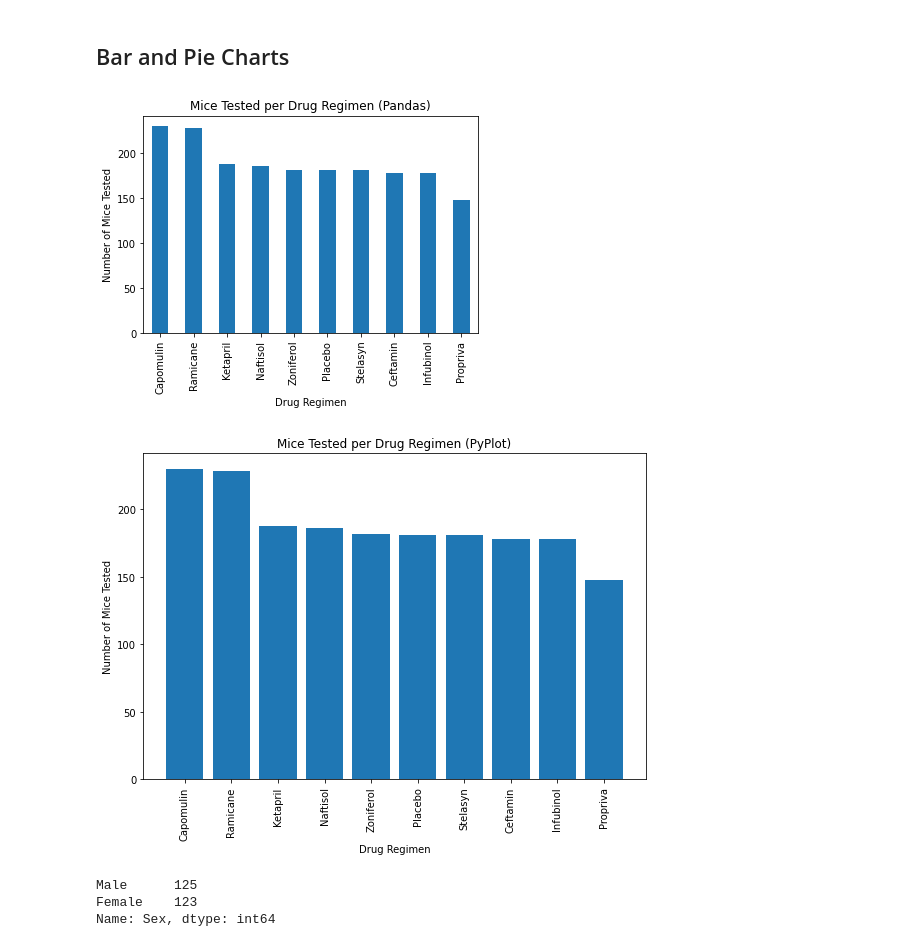
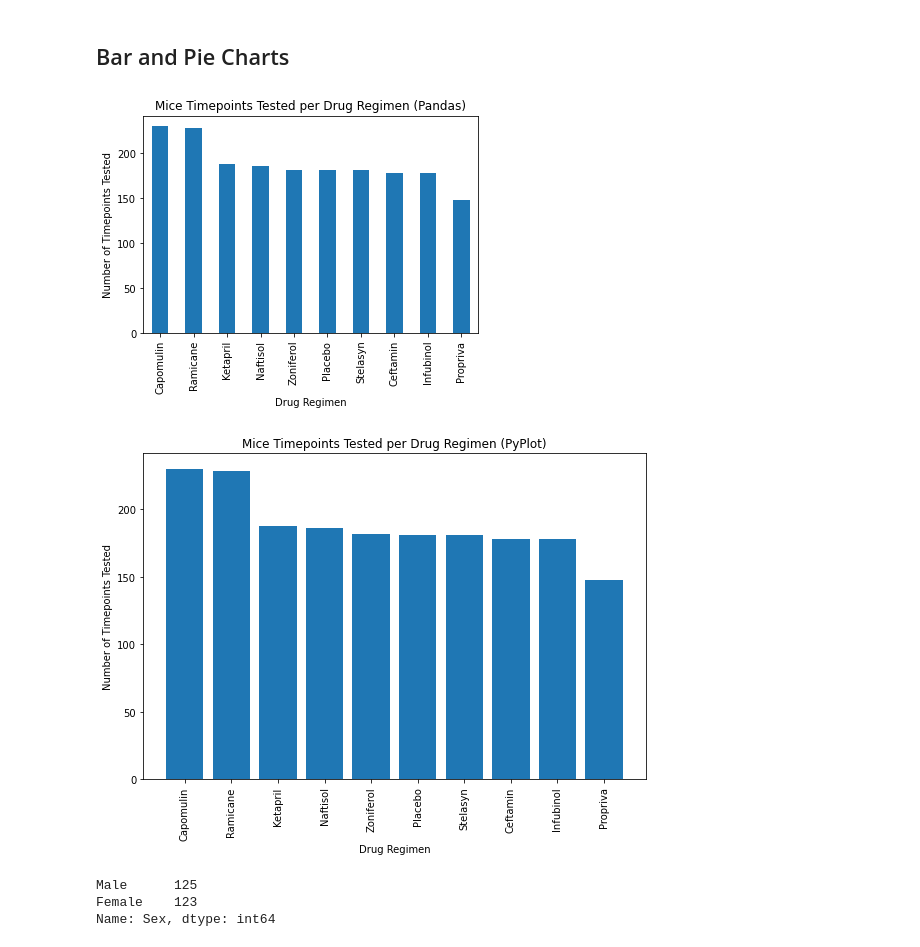
Before and after one commit to zachaa/matplotlib-challenge, a Jupyter notebook: Pymaceuticals/pymaceuticals.ipynb, the cells around one changed output. Drawn from its saved outputs; the diff is of its cells as text; code cells hidden in the pictures.

```diff
--- a/Pymaceuticals/pymaceuticals.ipynb
+++ b/Pymaceuticals/pymaceuticals.ipynb
@@ -113,25 +113,25 @@ regimen_summary_df
 # %%
 # Generate a bar plot showing the total number of timepoints for all mice tested for each drug regimen using Pandas.
 bar_chart_data = clean_mouse_study_df.groupby("Drug Regimen")\
                                      .agg({"Timepoint": "count"})\
-                                     .rename(columns={"Timepoint": "Number of Mice Tested"})\
-                                     .sort_values("Number of Mice Tested", ascending=False)
-pandas_bar_plot = bar_chart_data.plot(kind="bar", y="Number of Mice Tested", legend=False, title="Mice Tested per Drug Regimen (Pandas)")
+                                     .rename(columns={"Timepoint": "Number of Timepoints Tested"})\
+                                     .sort_values("Number of Timepoints Tested", ascending=False)
+pandas_bar_plot = bar_chart_data.plot(kind="bar", y="Number of Timepoints Tested", legend=False, title="Mice Timepoints Tested per Drug Regimen (Pandas)")
 # pandas 1.0.5 (PythonData) does not have `xlabel` and `ylabel` as part of .plot() kwargs, this is added in version 1.1.0
-pandas_bar_plot = pandas_bar_plot.set(xlabel="Drug Regimen", ylabel="Number of Mice Tested")
+pandas_bar_plot = pandas_bar_plot.set(xlabel="Drug Regimen", ylabel="Number of Timepoints Tested")
 # %% [output]
-[figure, old version]
+[figure, new version]
 # %%
 # Generate a bar plot showing the total number of timepoints for all mice tested for each drug regimen using pyplot.
 plt.figure(figsize=(9, 6))
-plt.bar(bar_chart_data.index, bar_chart_data["Number of Mice Tested"])
+plt.bar(bar_chart_data.index, bar_chart_data["Number of Timepoints Tested"])
 plt.xlabel("Drug Regimen")
-plt.ylabel("Number of Mice Tested")
-plt.title("Mice Tested per Drug Regimen (PyPlot)")
+plt.ylabel("Number of Timepoints Tested")
+plt.title("Mice Timepoints Tested per Drug Regimen (PyPlot)")
 plt.tick_params(axis='x', labelrotation=90)
 plt.show()
 # %% [output]
-[figure, old version]
+[figure, new version]
 # %%
 # Female vs Male data
 # this data uses the clean mouse study where the single duplicate Female mouse (ID=g989) has been removed
```
Also changed, not shown: parts of 9 cells of this notebook.
